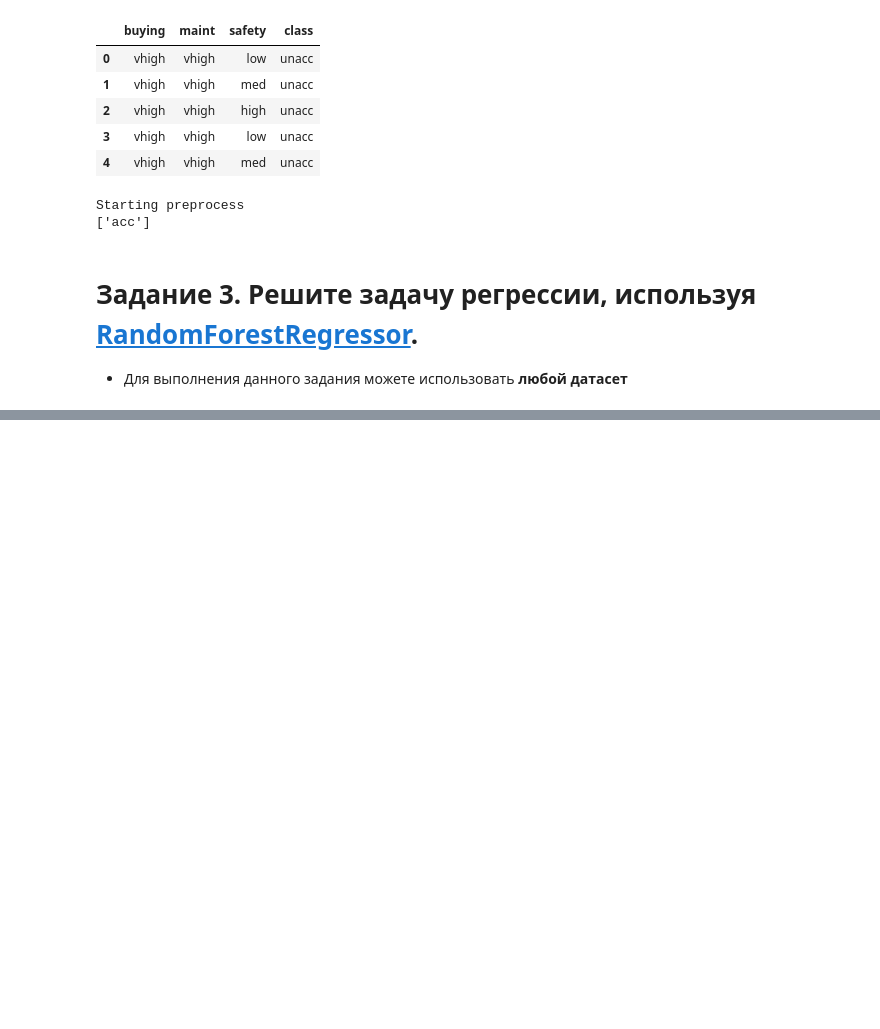
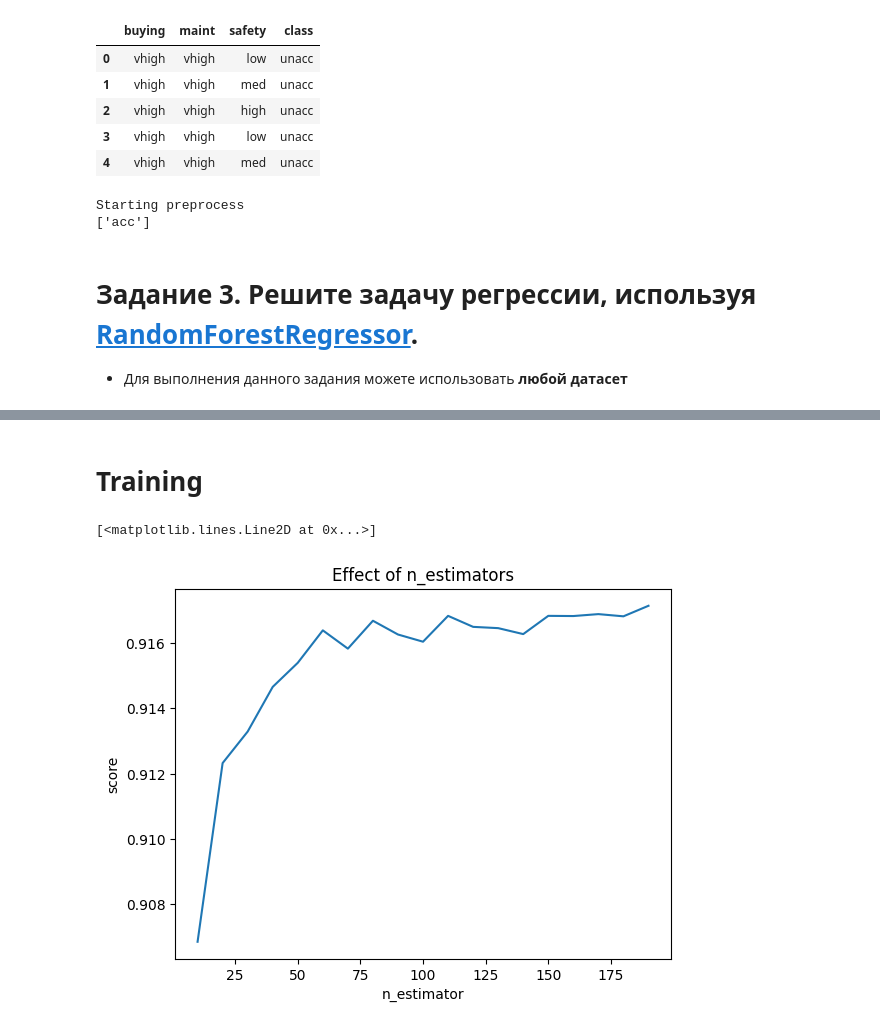
Before and after one commit to Flexlug/DataAnalysis, a Jupyter notebook: 5. Random Forest/Практическая работа №8. Random_forest.ipynb, the cells around one changed output, grey strips where cells are left out. Saved outputs shown, nothing was run; the diff lists cells and outputs as text; code cells hidden in the pictures; blank space fills up the shorter version.

```diff
--- a/5. Random Forest/Практическая работа №8. Random_forest.ipynb
+++ b/5. Random Forest/Практическая работа №8. Random_forest.ipynb
@@ -898,0 +939,4 @@ Starting preprocess
+# %%
+columns = ["day_of_week", "month", "hour"]
+df = pd.get_dummies(df, columns=columns)
+df.head(5)
@@ -898,0 +951,32 @@ Starting preprocess
+# %%
+data = df.values
+
+# В первой колонке находятся целевые значения
+X = data[:, 1:]
+y = data[:, 0]
+
+X_train, X_test, y_train, y_test = train_test_split(X, y, test_size=0.25, random_state=42)
+# %%
+scaler = StandardScaler()
+scaler.fit(X_train)
+X_train = scaler.transform(X_train)
+X_test = scaler.transform(X_test)
+# %% [markdown]
+# Training
+# %%
+model = RandomForestRegressor(n_jobs=-1)
+# %%
+# Переберем различные значения n_estimators
+estimators = np.arange(10, 200, 10)
+scores = []
+for n in estimators:
+    model.set_params(n_estimators=n)
+    model.fit(X_train, y_train)
+    scores.append(model.score(X_test, y_test))
+plt.title("Effect of n_estimators")
+plt.xlabel("n_estimator")
+plt.ylabel("score")
+plt.plot(estimators, scores)
+# %% [output]
+[<matplotlib.lines.Line2D at 0x...>]
+[figure, added]
```
Also changed, not shown: parts of 9 cells of this notebook.
